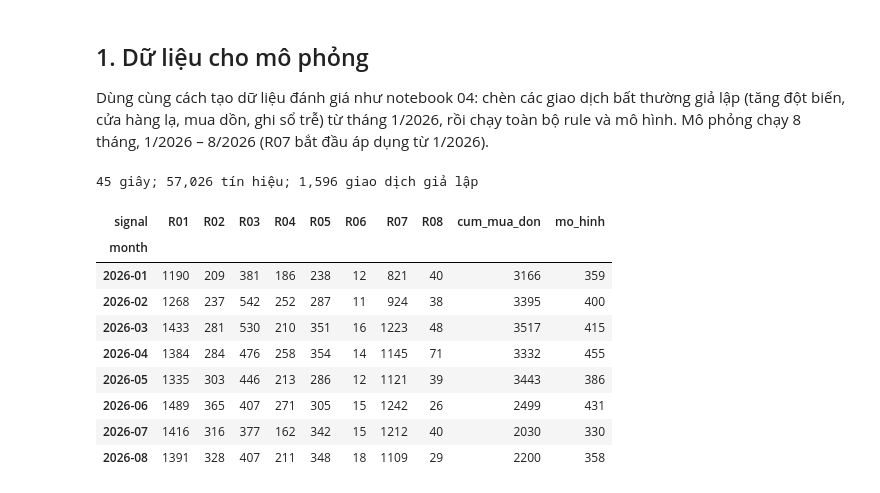
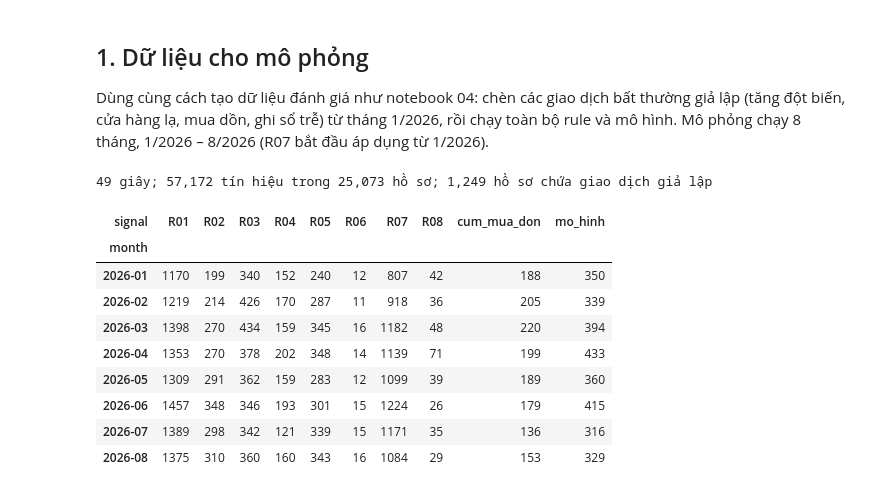
Before and after one commit to lethanhdat04/FinanceAnalysis, a Jupyter notebook: notebooks/08_feedback.ipynb, the cells around one changed output. Cells and saved outputs as stored; diff of their text form; code cells hidden in the pictures.

```diff
--- a/notebooks/08_feedback.ipynb
+++ b/notebooks/08_feedback.ipynb
@@ -48,27 +55,29 @@ ghi sổ trễ) từ tháng 1/2026, rồi chạy toàn bộ rule và mô hình.
 # %%
 t0 = time.time()
 df = add_expense_group(load_pcard())
 data = apply_injection(df, inject_anomalies(df, pd.Period('2026-01', 'M')))
 eng = CaseEngine(data)
 start = pd.Period('2026-01', 'M')
 sig = signal_table(eng.df, eng.hits)
 sig = sig[sig['month'] >= start].reset_index(drop=True)
 facts = oracle_facts(eng.df)
-injected = eng.df.loc[(eng.df['is_injected'] == 1) & (eng.df['month'] >= start), 'month']
-print(f'{time.time() - t0:.0f} giây; {len(sig):,} tín hiệu; {len(injected):,} giao dịch giả lập')
-sig.pivot_table(index='month', columns='signal', values='txn_id', aggfunc='size').fillna(0).astype(int)
+injected = injected_cases(eng.df)
+injected = injected[injected >= start]
+print(f'{time.time() - t0:.0f} giây; {len(sig):,} tín hiệu trong {sig.case_id.nunique():,} hồ sơ; '
+      f'{len(injected):,} hồ sơ chứa giao dịch giả lập')
+sig.pivot_table(index='month', columns='signal', values='case_id', aggfunc='nunique').fillna(0).astype(int)
 # %% [output]
-45 giây; 57,026 tín hiệu; 1,596 giao dịch giả lập
+49 giây; 57,172 tín hiệu trong 25,073 hồ sơ; 1,249 hồ sơ chứa giao dịch giả lập
 | signal | R01 | R02 | R03 | R04 | R05 | R06 | R07 | R08 | cum_mua_don | mo_hinh |
 | month |  |  |  |  |  |  |  |  |  |  |
-| 2026-01 | 1190 | 209 | 381 | 186 | 238 | 12 | 821 | 40 | 3166 | 359 |
-| 2026-02 | 1268 | 237 | 542 | 252 | 287 | 11 | 924 | 38 | 3395 | 400 |
-| 2026-03 | 1433 | 281 | 530 | 210 | 351 | 16 | 1223 | 48 | 3517 | 415 |
-| 2026-04 | 1384 | 284 | 476 | 258 | 354 | 14 | 1145 | 71 | 3332 | 455 |
-| 2026-05 | 1335 | 303 | 446 | 213 | 286 | 12 | 1121 | 39 | 3443 | 386 |
-| 2026-06 | 1489 | 365 | 407 | 271 | 305 | 15 | 1242 | 26 | 2499 | 431 |
-| 2026-07 | 1416 | 316 | 377 | 162 | 342 | 15 | 1212 | 40 | 2030 | 330 |
-| 2026-08 | 1391 | 328 | 407 | 211 | 348 | 18 | 1109 | 29 | 2200 | 358 |
+| 2026-01 | 1170 | 199 | 340 | 152 | 240 | 12 | 807 | 42 | 188 | 350 |
+| 2026-02 | 1219 | 214 | 426 | 170 | 287 | 11 | 918 | 36 | 205 | 339 |
+| 2026-03 | 1398 | 270 | 434 | 159 | 345 | 16 | 1182 | 48 | 220 | 394 |
+| 2026-04 | 1353 | 270 | 378 | 202 | 348 | 14 | 1139 | 71 | 199 | 433 |
+| 2026-05 | 1309 | 291 | 362 | 159 | 283 | 12 | 1099 | 39 | 189 | 360 |
+| 2026-06 | 1457 | 348 | 346 | 193 | 301 | 15 | 1224 | 26 | 179 | 415 |
+| 2026-07 | 1389 | 298 | 342 | 121 | 339 | 15 | 1171 | 35 | 136 | 316 |
+| 2026-08 | 1375 | 310 | 360 | 160 | 343 | 16 | 1084 | 29 | 153 | 329 |
 # %% [markdown]
 ## 2. Kế toán mô phỏng
 
```
Also changed, not shown: parts of 24 cells of this notebook, 3 other files.
